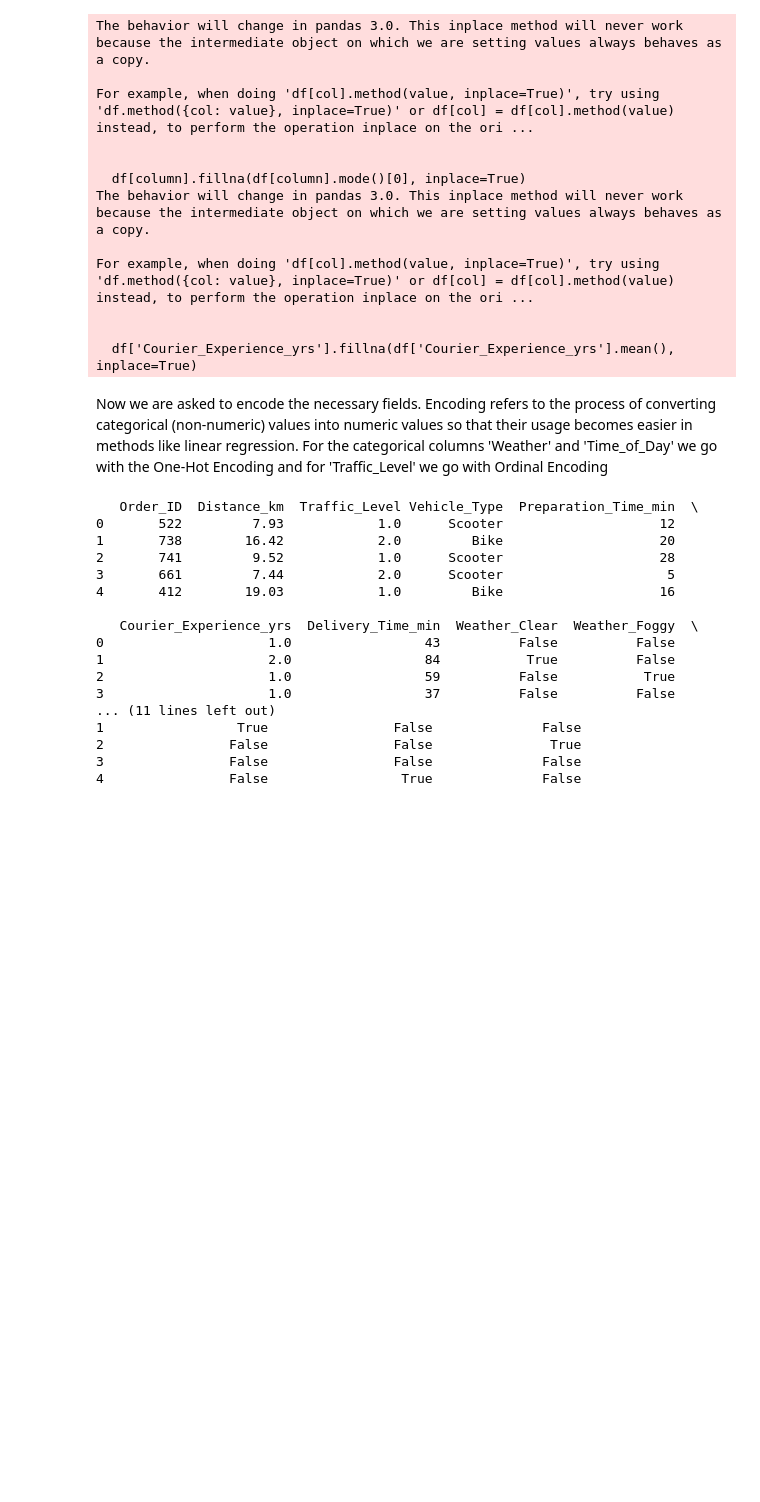
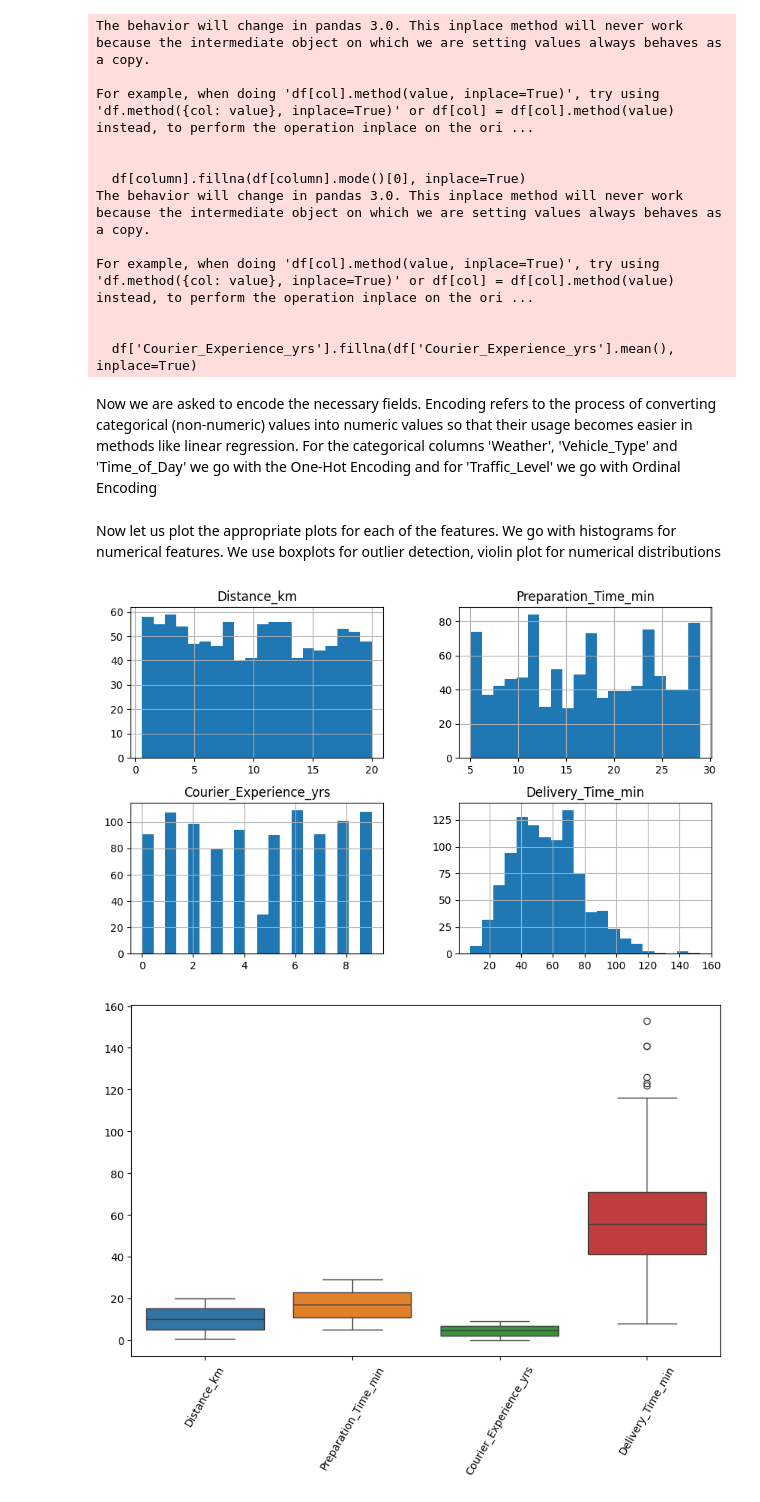
Before and after one commit to rishiveer773/SMAI-Assignments, a Jupyter notebook: q2.ipynb, the cells around one changed output. Saved outputs shown, nothing was run; the diff lists cells and outputs as text; code cells hidden in the pictures; blank space fills up the shorter version.

```diff
--- a/q2.ipynb
+++ b/q2.ipynb
@@ -60,37 +69,43 @@ For example, when doing 'df[col].method(value, inplace=True)', try using 'df.met
 
   df['Courier_Experience_yrs'].fillna(df['Courier_Experience_yrs'].mean(), inplace=True)
 # %% [markdown]
-Now we are asked to encode the necessary fields. Encoding refers to the process of converting categorical (non-numeric) values into numeric values so that their usage becomes easier in methods like linear regression. For the categorical columns 'Weather' and 'Time_of_Day' we go with the One-Hot Encoding and for 'Traffic_Level' we go with Ordinal Encoding
+Now we are asked to encode the necessary fields. Encoding refers to the process of converting categorical (non-numeric) values into numeric values so that their usage becomes easier in methods like linear regression. For the categorical columns 'Weather', 'Vehicle_Type' and 'Time_of_Day' we go with the One-Hot Encoding and for 'Traffic_Level' we go with Ordinal Encoding
 # %%
 # One-Hot encoding for the categorical fields 'Weather' and 'Time_of_Day'
-weather_ohe = pd.get_dummies(file['Weather'], prefix='Weather')
-df = pd.concat([file, weather_ohe], axis=1)
+weather_ohe = pd.get_dummies(df['Weather'], prefix='Weather')
+df = pd.concat([df, weather_ohe], axis=1)
 df.drop(columns=['Weather'], inplace=True)
 
 time_of_day_ohe = pd.get_dummies(df['Time_of_Day'], prefix='Time_of_Day')
 df = pd.concat([df, time_of_day_ohe], axis=1)
 df.drop(columns=['Time_of_Day'], inplace=True)
 
+vehicle_type_ohe = pd.get_dummies(df['Vehicle_Type'], prefix='Vehicle_Type')
+df = pd.concat([df, vehicle_type_ohe], axis=1)
+df.drop(columns=['Vehicle_Type'], inplace=True)
+
 # Ordinal encoding for Traffic_Level
 traffic_level_mapping = {'Low': 1, 'Medium': 2, 'High': 3}
 df['Traffic_Level'] = df['Traffic_Level'].map(traffic_level_mapping)
-
-print(df.head())
-# %% [output]
-   Order_ID  Distance_km  Traffic_Level Vehicle_Type  Preparation_Time_min  \
-0       522         7.93            1.0      Scooter                    12
-1       738        16.42            2.0         Bike                    20
-2       741         9.52            1.0      Scooter                    28
-3       661         7.44            2.0      Scooter                     5
-4       412        19.03            1.0         Bike                    16
-
-   Courier_Experience_yrs  Delivery_Time_min  Weather_Clear  Weather_Foggy  \
-0                     1.0                 43          False          False
-1                     2.0                 84           True          False
-2                     1.0                 59          False           True
-3                     1.0                 37          False          False
-... (11 lines left out)
-1                 True                False              False
-2                False                False               True
-3                False                False              False
-4                False                 True              False
+# %% [markdown]
+Now let us plot the appropriate plots for each of the features. We go with histograms for numerical features. We use boxplots for outlier detection, violin plot for numerical distributions
+# %%
+# Histograms for the numeric fields
+numeric_fields = ['Distance_km', 'Preparation_Time_min', 'Courier_Experience_yrs','Delivery_Time_min']
+df[numeric_fields].hist(figsize=(10, 6), bins=20)
+plt.show()
+
+# Boxplots for outlier detection
+plt.figure(figsize=(10, 6))
+sns.boxplot(data=df[numeric_fields])
+plt.xticks(rotation=60)
+plt.show()
+
+# Violin  plots for numerical distributions
+plt.figure(figsize=(10, 6))
+sns.violinplot(data=df[numeric_fields])
+plt.xticks(rotation=60)
+plt.show()
+# %% [output]
+[figure, added]
+[figure, added]
```
Also changed, not shown: parts of 7 cells of this notebook.
